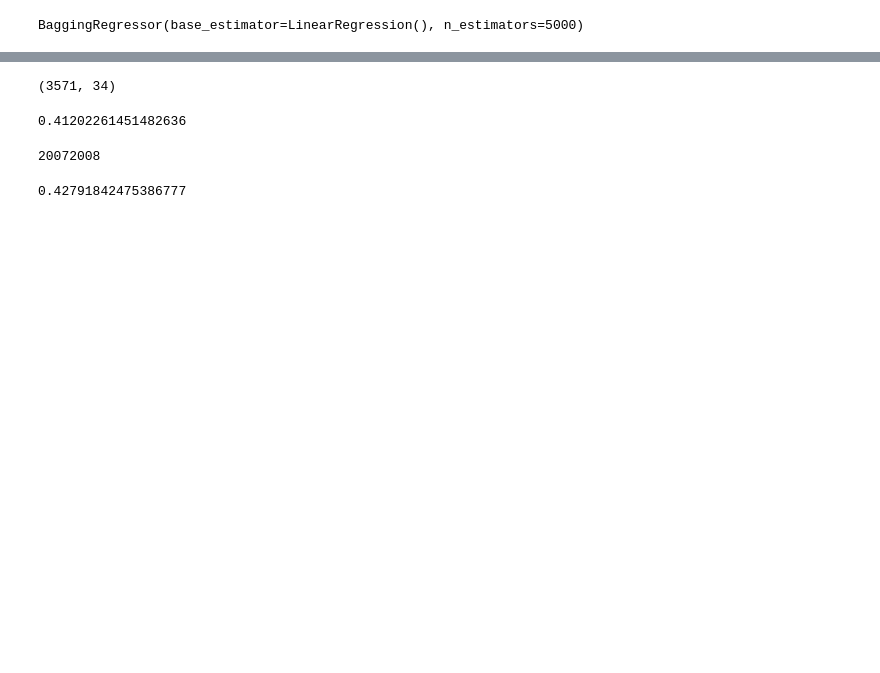
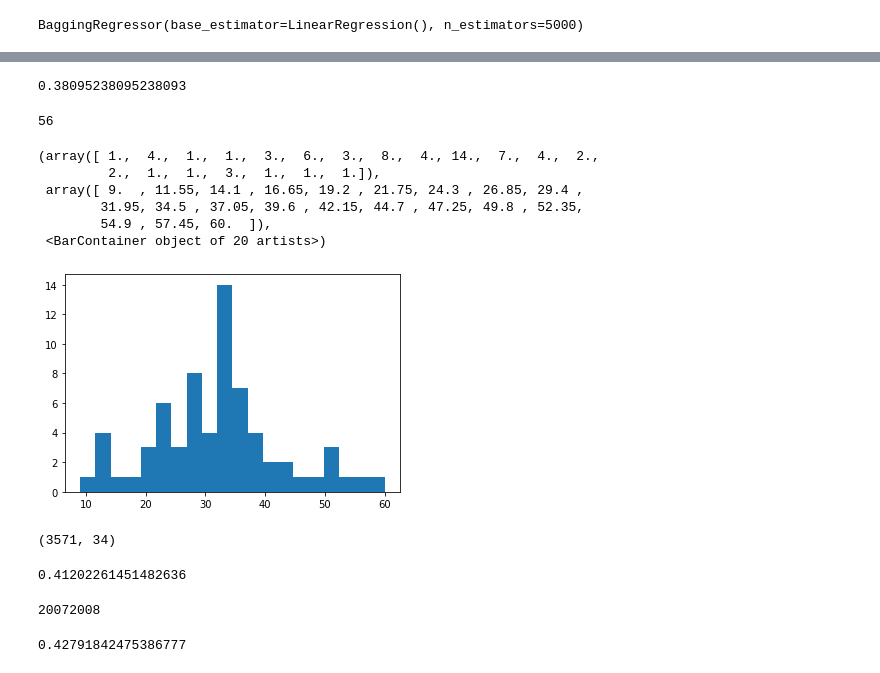
Before and after one commit to mcbarlowe/nhl_analysis, a Jupyter notebook: goal_predict_model.ipynb, the cells around one changed output, grey strips where cells are left out. Saved outputs shown, nothing was run; the diff lists cells and outputs as text; code cells hidden in the pictures; blank space fills up the shorter version.

```diff
--- a/goal_predict_model.ipynb
+++ b/goal_predict_model.ipynb
@@ -309,3 +313,23 @@ plt.hist(results, bins=20)
+# %%
+forty_df = new_df[new_df.g_x >= 30]
+# %%
+len(forty_df[forty_df.g_y >= 30].player_x.unique())/len(forty_df.player_x.unique())
+# %% [output]
+0.38095238095238093
+# %%
+len(forty_df[forty_df.g_y >= 30].player_x.unique())
+# %% [output]
+56
+# %%
+plt.hist(forty_df['g_y'], bins=20)
+# %% [output]
+(array([ 1.,  4.,  1.,  1.,  3.,  6.,  3.,  8.,  4., 14.,  7.,  4.,  2.,
+         2.,  1.,  1.,  3.,  1.,  1.,  1.]),
+ array([ 9.  , 11.55, 14.1 , 16.65, 19.2 , 21.75, 24.3 , 26.85, 29.4 ,
+        31.95, 34.5 , 37.05, 39.6 , 42.15, 44.7 , 47.25, 49.8 , 52.35,
+        54.9 , 57.45, 60.  ]),
+ <BarContainer object of 20 artists>)
+[figure, added]
 # %%
 #write a funciton to determine the pareto division of how much of the fat tail is held by what
 #percentage of players
```
Also changed, not shown: parts of 18 cells of this notebook.
